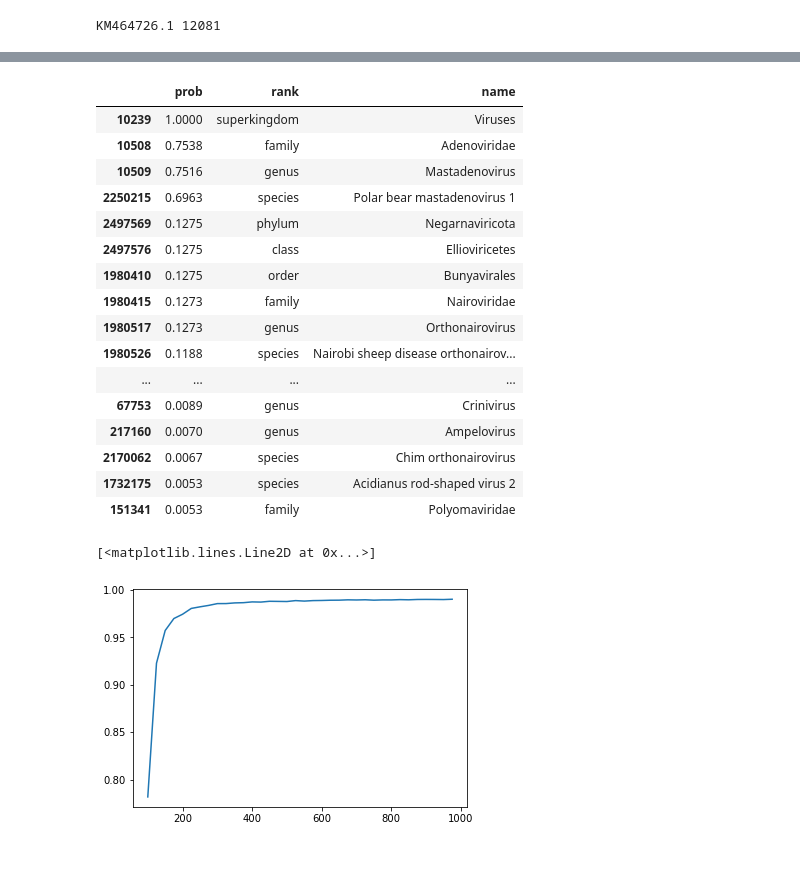
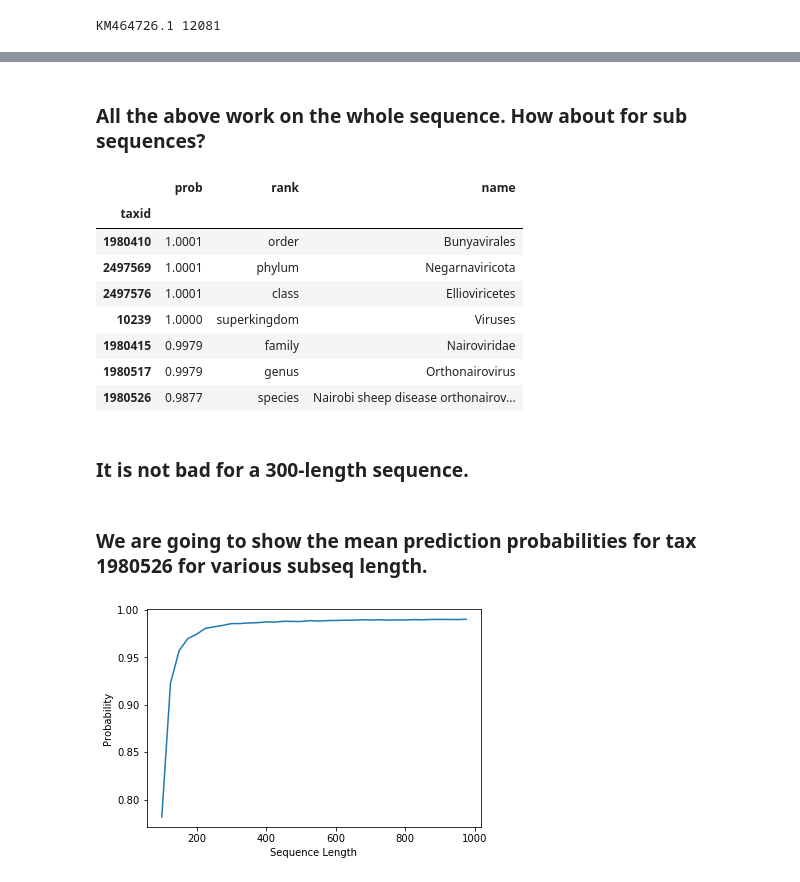
Before and after one commit to Lizhen0909/PyLSHvec, a Jupyter notebook: notebook/example_use_virus_classfication_model.ipynb, the cells around one changed output, grey strips where cells are left out. Cells and saved outputs as stored; diff of their text form; code cells hidden in the pictures.

```diff
--- a/notebook/example_use_virus_classfication_model.ipynb
+++ b/notebook/example_use_virus_classfication_model.ipynb
@@ -105,23 +183,21 @@ len(seq)
+# %% [markdown]
+### All the above work on the whole sequence. How about for sub sequences?
 # %%
-predict(random_sub_seq(seq,100))
+predict(random_sub_seq(seq,300))
 # %% [output]
 |  | prob | rank | name |
+| taxid |  |  |  |
+| 1980410 | 1.0001 | order | Bunyavirales |
+| 2497569 | 1.0001 | phylum | Negarnaviricota |
+| 2497576 | 1.0001 | class | Ellioviricetes |
 | 10239 | 1.0000 | superkingdom | Viruses |
-| 10508 | 0.7538 | family | Adenoviridae |
-| 10509 | 0.7516 | genus | Mastadenovirus |
-| 2250215 | 0.6963 | species | Polar bear mastadenovirus 1 |
-| 2497569 | 0.1275 | phylum | Negarnaviricota |
-| 2497576 | 0.1275 | class | Ellioviricetes |
-| 1980410 | 0.1275 | order | Bunyavirales |
-| 1980415 | 0.1273 | family | Nairoviridae |
-| 1980517 | 0.1273 | genus | Orthonairovirus |
-| 1980526 | 0.1188 | species | Nairobi sheep disease orthonairov... |
-| ... | ... | ... | ... |
-| 67753 | 0.0089 | genus | Crinivirus |
-| 217160 | 0.0070 | genus | Ampelovirus |
-| 2170062 | 0.0067 | species | Chim orthonairovirus |
-| 1732175 | 0.0053 | species | Acidianus rod-shaped virus 2 |
-| 151341 | 0.0053 | family | Polyomaviridae |
+| 1980415 | 0.9979 | family | Nairoviridae |
+| 1980517 | 0.9979 | genus | Orthonairovirus |
+| 1980526 | 0.9877 | species | Nairobi sheep disease orthonairov... |
+# %% [markdown]
+### It is not bad for a 300-length sequence.
+# %% [markdown]
+### We are going to show the mean prediction probabilities for tax 1980526 for various subseq length.
 # %%
 def mean_prob(seq_len=500, target_taxid=1980526):
     prob_list=[]
@@ -138,6 +214,7 @@ lengths =list( range(100,1000,25))
 probs=[mean_prob(seq_len=u) for u in lengths]
 # %%
 plt.plot(lengths,probs)
+plt.ylabel("Probability")
+plt.xlabel("Sequence Length");
 # %% [output]
-[<matplotlib.lines.Line2D at 0x...>]
-[figure, old version]
+[figure, new version]
```
Also changed, not shown: parts of 28 cells of this notebook, 2 other files.
